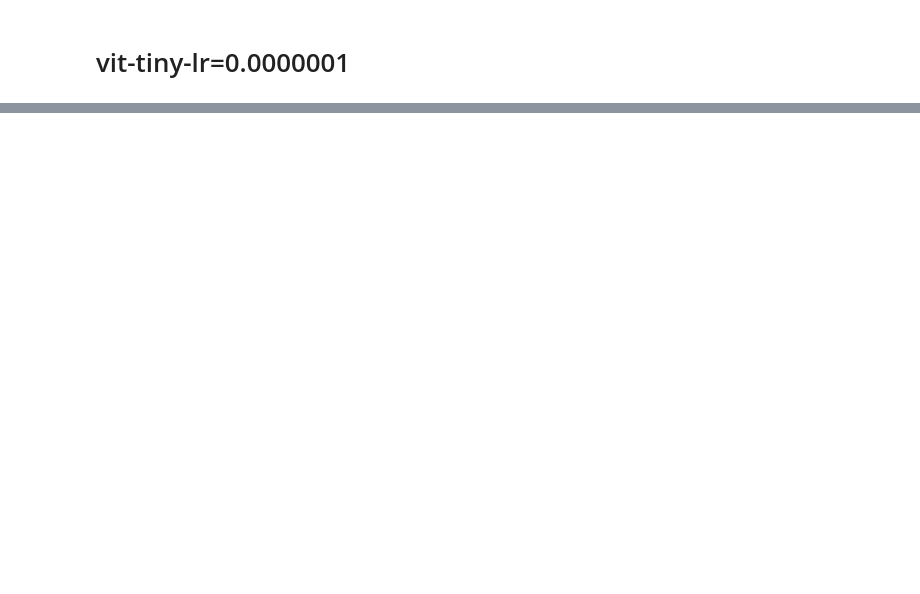
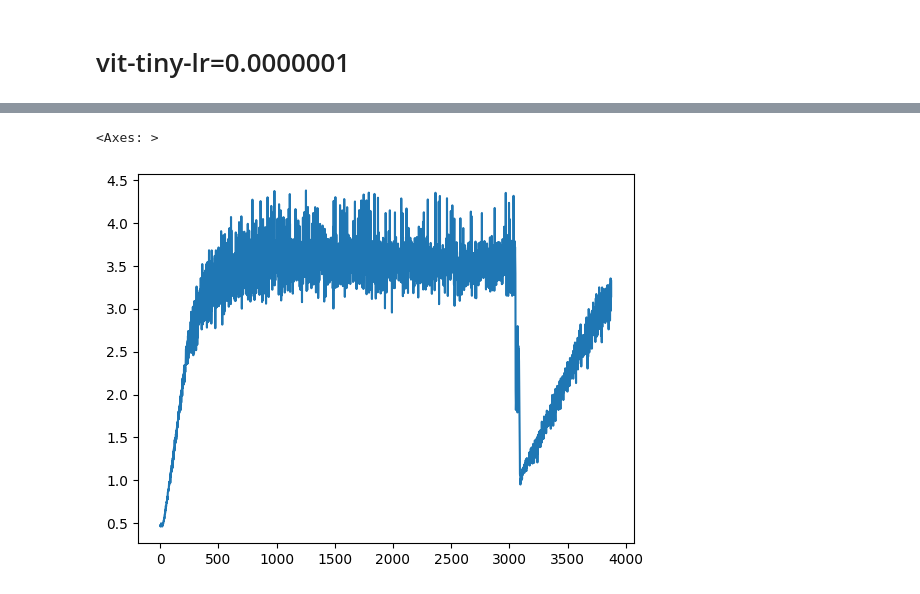
Before and after one commit to nyuad-cai/CXR-EHR-MSN, a Jupyter notebook: notebooks/tracking.ipynb, the cells around one changed output, grey strips where cells are left out. Cells and saved outputs as stored; diff of their text form; code cells hidden in the pictures; blank space fills up the shorter version.

```diff
--- a/notebooks/tracking.ipynb
+++ b/notebooks/tracking.ipynb
@@ -324,0 +63,5 @@ pd.read_csv('/scratch/sas10092/ChexMSN/notebooks/lightning_logs/version_32/metri
+# %%
+pd.read_csv('/scratch/sas10092/ChexMSN/notebooks/lightning_logs/version_13/metrics.csv').inv_loss_step.plot()
+# %% [output]
+<Axes: >
+[figure, added]
```
Also changed, not shown: parts of 54 cells of this notebook, 13 other files.
